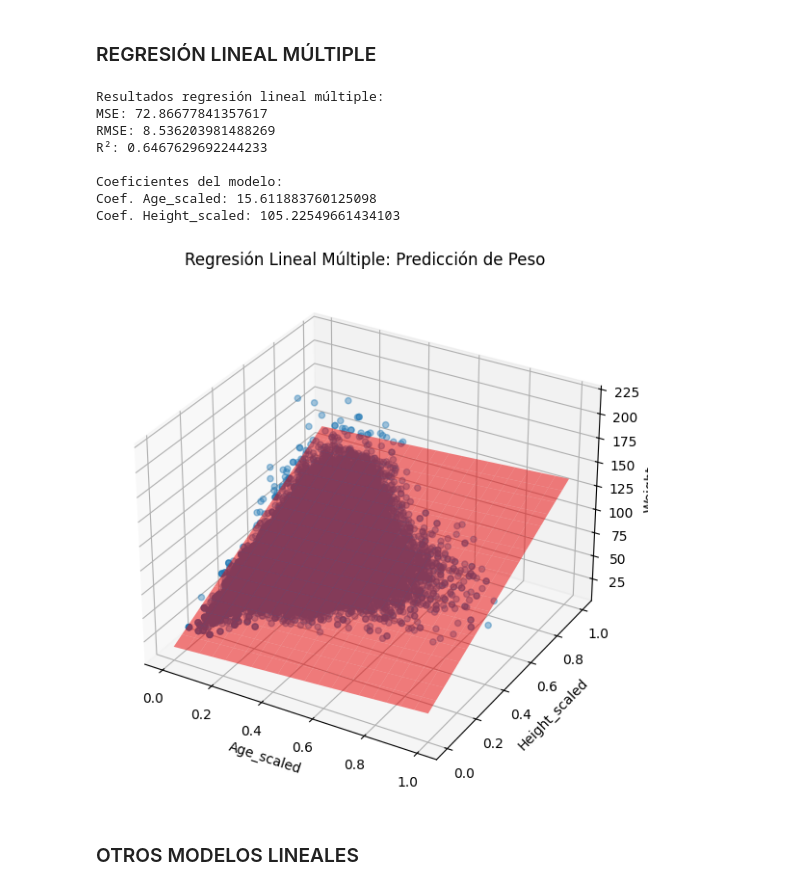
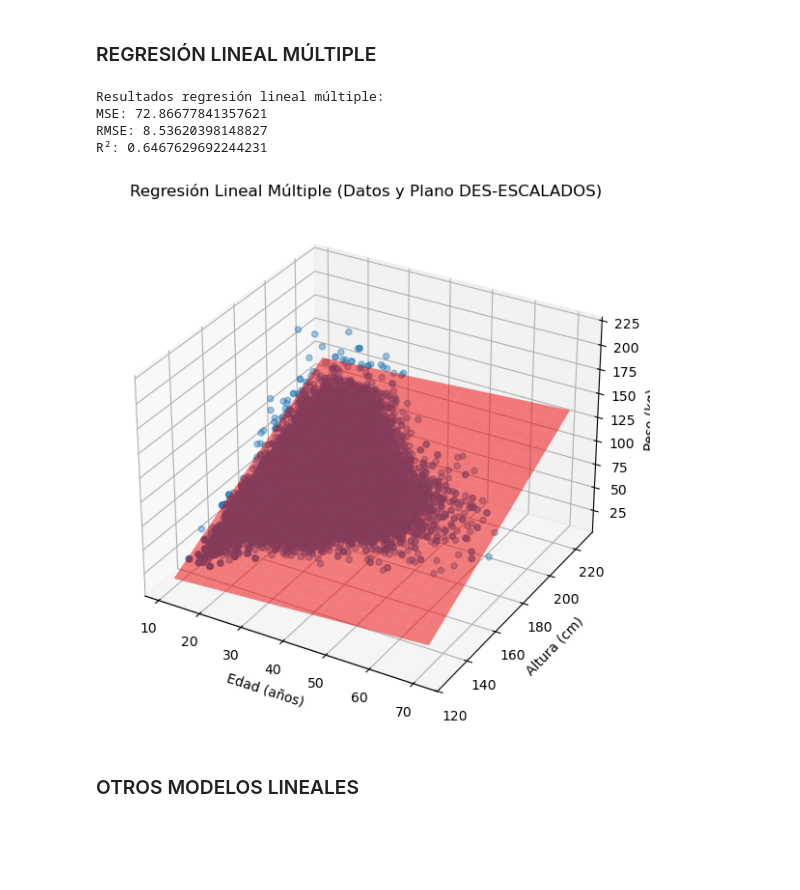
Before and after one commit to VIZ3NT04/model_ath, a Jupyter notebook: piton.ipynb, the cells around one changed output. Saved outputs shown, nothing was run; the diff lists cells and outputs as text; code cells hidden in the pictures; blank space fills up the shorter version.

```diff
--- a/piton.ipynb
+++ b/piton.ipynb
@@ -662,7 +954,7 @@ from sklearn.metrics import mean_squared_error, r2_score
 # SELECCIÓN DE VARIABLES
 # ============================================
 X = df[['Age_scaled', 'Height_scaled']]
-y = df['Weight']   # peso en valores reales
+y = df['Weight']   # peso real (kg)
 
 # ============================================
 # DIVISIÓN TRAIN/TEST
@@ -689,59 +981,74 @@ r2 = r2_score(y_test, y_pred)
 
 print("Resultados regresión lineal múltiple:")
 print("MSE:", mse)
 print("RMSE:", rmse)
 print("R²:", r2)
 
 # ============================================
-# COEFICIENTES DEL MODELO
+# GRAFICAR EN 3D (TODO DESESCALADO)
 # ============================================
-print("\nCoeficientes del modelo:")
-print("Coef. Age_scaled:", model.coef_[0])
-print("Coef. Height_scaled:", model.coef_[1])
-
 import matplotlib.pyplot as plt
 from mpl_toolkits.mplot3d import Axes3D
 
 fig = plt.figure(figsize=(10, 7))
 ax = fig.add_subplot(111, projection='3d')
 
-# Datos reales
+# ================================
+# 1) Desescalar valores reales
+# ================================
+age_real_train   = sc_age.inverse_transform(X_train[['Age_scaled']]).ravel()
+height_real_train = sc_height.inverse_transform(X_train[['Height_scaled']]).ravel()
+
+# Graficar puntos reales desescalados
 ax.scatter(
-    X_train['Age_scaled'],
-    X_train['Height_scaled'],
+    age_real_train,
+    height_real_train,
     y_train,
     alpha=0.4,
     label='Datos reales'
 )
 
-# Plano de regresión
-age_grid, height_grid = np.meshgrid(
+# ================================
+# 2) Crear malla desescalada
+# ================================
+age_scaled_grid, height_scaled_grid = np.meshgrid(
     np.linspace(X['Age_scaled'].min(), X['Age_scaled'].max(), 20),
     np.linspace(X['Height_scaled'].min(), X['Height_scaled'].max(), 20)
 )
 
-weight_pred_grid = model.predict(
-    np.c_[age_grid.ravel(), height_grid.ravel()]
-).reshape(age_grid.shape)
+# Predicciones del modelo (aún en escala del modelo)
+predicted_weight_grid = model.predict(
+    np.c_[age_scaled_grid.ravel(), height_scaled_grid.ravel()]
+).reshape(age_scaled_grid.shape)
 
-ax.plot_surface(age_grid, height_grid, weight_pred_grid, alpha=0.5, color='red')
+# Convertir la malla a valores reales
+age_real_grid = sc_age.inverse_transform(age_scaled_grid)
+height_real_grid = sc_height.inverse_transform(height_scaled_grid)
 
-ax.set_xlabel('Age_scaled')
-ax.set_ylabel('Height_scaled')
-ax.set_zlabel('Weight')
-ax.set_title('Regresión Lineal Múltiple: Predicción de Peso')
+# ================================
+# 3) Graficar plano desescalado
+# ================================
+ax.plot_surface(
+    age_real_grid,
+    height_real_grid,
+    predicted_weight_grid,
+    alpha=0.5,
+    color='red'
+)
+
+# Etiquetas finales desescaladas
+ax.set_xlabel('Edad (años)')
+ax.set_ylabel('Altura (cm)')
+ax.set_zlabel('Peso (kg)')
+ax.set_title('Regresión Lineal Múltiple (Datos y Plano DES-ESCALADOS)')
 
 plt.show()
 # %% [output]
 Resultados regresión lineal múltiple:
-MSE: 72.86677841357617
-RMSE: 8.536203981488269
-R²: 0.6467629692244233
-
-Coeficientes del modelo:
-Coef. Age_scaled: 15.611883760125098
-Coef. Height_scaled: 105.22549661434103
+MSE: 72.86677841357621
+RMSE: 8.53620398148827
+R²: 0.6467629692244231
-[figure, old version]
+[figure, new version]
 # %% [markdown]
 ### OTROS MODELOS LINEALES
 # %%
```
Also changed, not shown: parts of 22 cells of this notebook.
